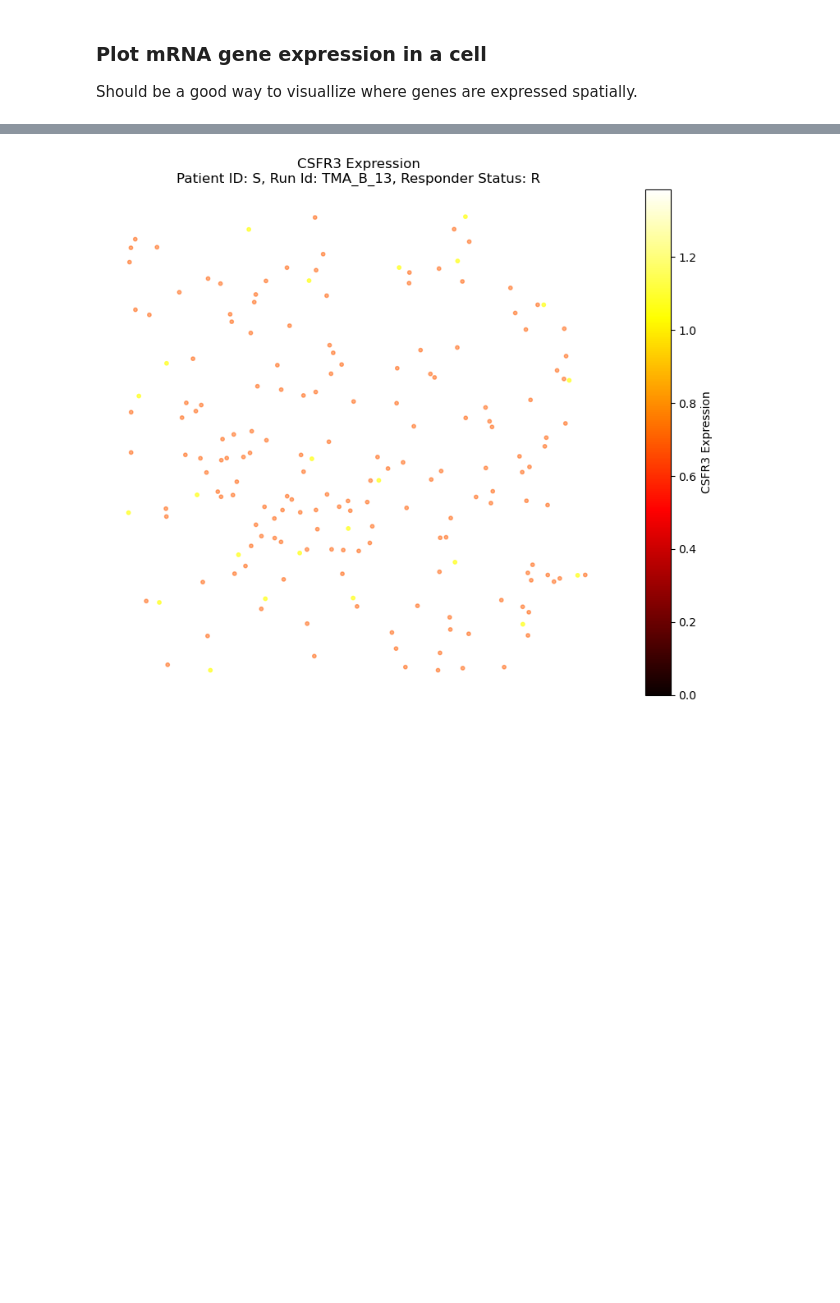
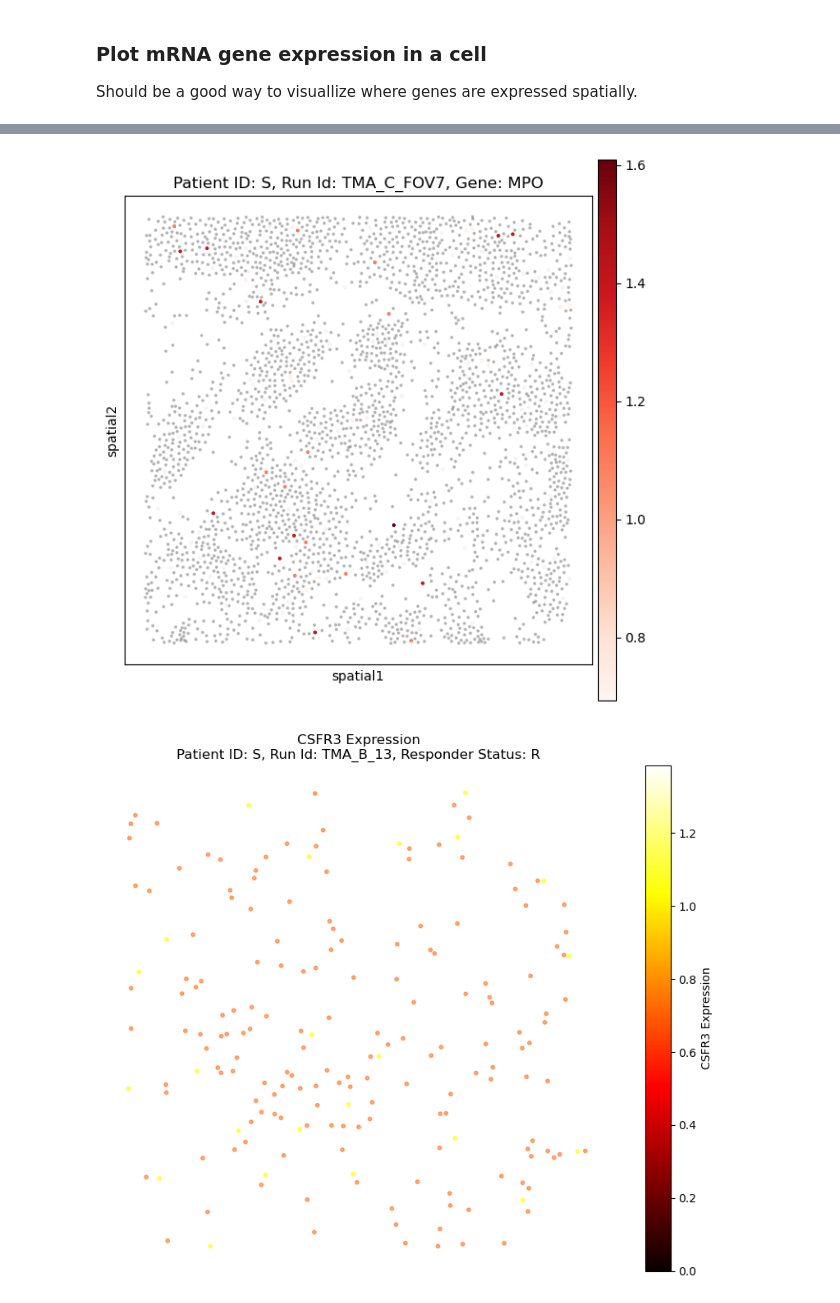
Before and after one commit to EDJohns/2025-Dinh-Lab-Research-Project, a Jupyter notebook: Shapiro 2025 Project/Python SquidPy/RNA_expression_spatial.ipynb, the cells around one changed output, grey strips where cells are left out. Cells and saved outputs as stored; diff of their text form; code cells hidden in the pictures; blank space fills up the shorter version.

```diff
--- a/Shapiro 2025 Project/Python SquidPy/RNA_expression_spatial.ipynb
+++ b/Shapiro 2025 Project/Python SquidPy/RNA_expression_spatial.ipynb
@@ -41,0 +163,61 @@ Should be a good way to visuallize where genes are expressed spatially.
+# %%
+import squidpy as sq
+import matplotlib.pyplot as plt
+import warnings
+warnings.filterwarnings("ignore")
+
+cell_ID_like = r"TMA_C_FOV7"
+mapping_gene = "MPO"
+
+# Subset sample
+subset = adata[adata.obs.tma_fov_id.str.contains(cell_ID_like)]
+patient_id = subset.obs["PatientID"].unique()[0]
+response_status = subset.obs["Response"].unique()[0]
+
+# Ensure categorical cluster
+subset.obs["annot_cluster2"] = subset.obs["annot_cluster2"].astype("category")
+
+# Get gene expression
+gene_values = subset[:, mapping_gene].X
+if hasattr(gene_values, "toarray"):
+    gene_values = gene_values.toarray().flatten()
+else:
+    gene_values = gene_values.flatten()
+subset.obs[f"{mapping_gene}_expression"] = gene_values
+
+# Create mask for expressing cells
+subset.obs["expr_mask"] = gene_values > 0
+
+# --- PLOTTING ---
+
+fig, ax = plt.subplots(figsize=(6, 6))
+
+# Plot all cells in gray as background
+sq.pl.spatial_scatter(
+    subset,
+    color=None,
+    shape=None,
+    size=10,
+    ax=ax,
+    alpha=0.1
+)
+
+# Overlay expressing cells with vivid color
+sq.pl.spatial_scatter(
+    subset[subset.obs["expr_mask"]],
+    color=f"{mapping_gene}_expression",
+    shape=None,
+    size=10,
+    ax=ax,
+    cmap="Reds",
+)
+
+# Flip Y-axis to match histological orientation
+ax.invert_yaxis()
+
+# Add title manually
+ax.set_title(f"Patient ID: {patient_id}, Run Id: {cell_ID_like}, Gene: {mapping_gene}")
+
+plt.tight_layout()
+plt.show()
+# %% [output]
@@ -42,3 +226,4 @@ Should be a good way to visuallize where genes are expressed spatially.
+[figure, added]
 # %%
 import matplotlib.pyplot as plt
 
```
Also changed, not shown: parts of 4 cells of this notebook, 4 other files.
